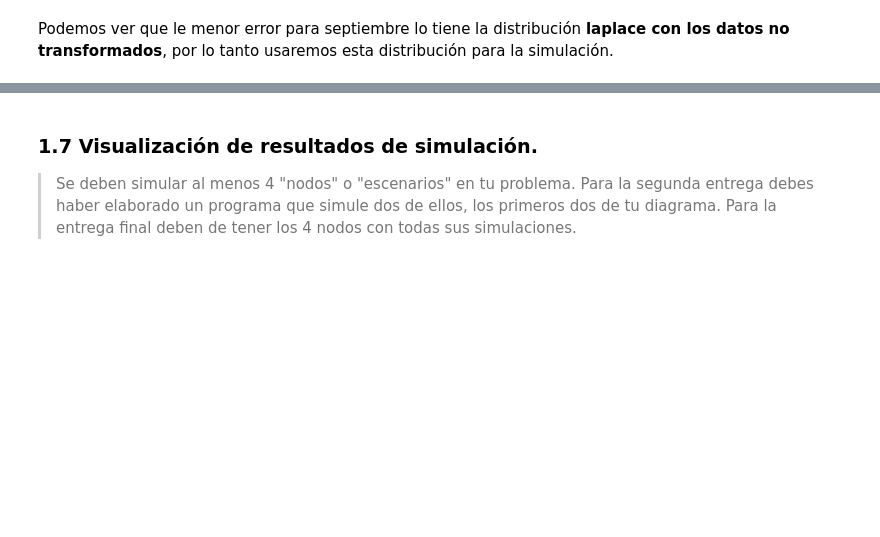
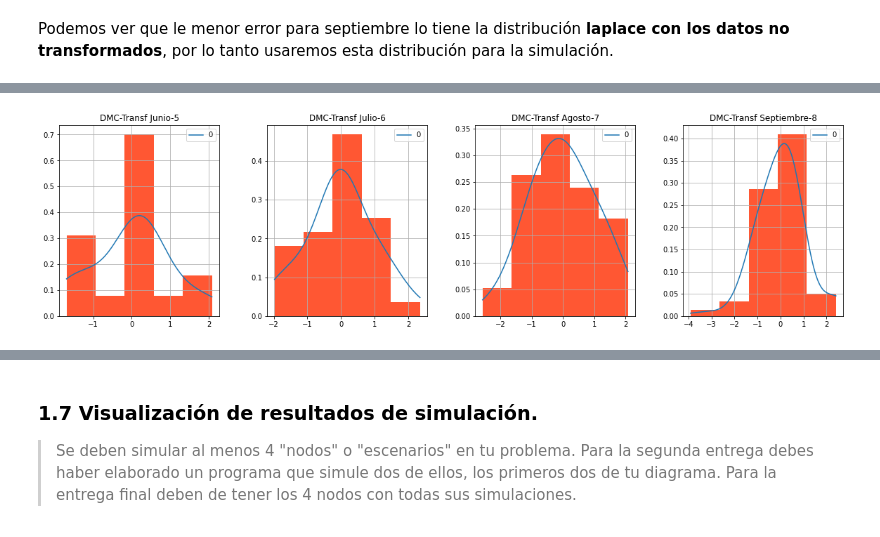
Before and after one commit to Aranzazu-R/Proyecto_Sim_FlavioyAranzazu, a Jupyter notebook: GuiaProyectoFinal-Borrador.ipynb, the cells around one changed output, grey strips where cells are left out. Drawn from its saved outputs; the diff is of its cells as text; code cells hidden in the pictures; blank space fills up the shorter version.

```diff
--- a/GuiaProyectoFinal-Borrador.ipynb
+++ b/GuiaProyectoFinal-Borrador.ipynb
@@ -1641,0 +1651,25 @@ Podemos ver que le menor error para septiembre lo tiene la distribución **lapla
+# %%
+# Transformación de los datos
+pt_dmc5 = PowerTransformer(method = 'box-cox')
+pt_dmc5.fit(dmc_his[0].reshape(-1,1))
+trans_dmc5 = pt_dmc5.transform(dmc_his[0].reshape(-1,1))
+pt_dmc6 = PowerTransformer(method = 'box-cox')
+pt_dmc6.fit(dmc_his[1].reshape(-1,1))
+trans_dmc6 = pt_dmc6.transform(dmc_his[1].reshape(-1,1))
+pt_dmc7 = PowerTransformer(method = 'box-cox')
+pt_dmc7.fit(dmc_his[2].reshape(-1,1))
+trans_dmc7 = pt_dmc7.transform(dmc_his[2].reshape(-1,1))
+pt_dmc8 = PowerTransformer(method = 'box-cox')
+pt_dmc8.fit(dmc_his[3].reshape(-1,1))
+trans_dmc8 = pt_dmc8.transform(dmc_his[3].reshape(-1,1))
+dmc_trans = [trans_dmc5.reshape(len(trans_dmc5)),trans_dmc6.reshape(len(trans_dmc6)),trans_dmc7.reshape(len(trans_dmc7)),
+           trans_dmc8.reshape(len(trans_dmc8))]
+ex_dmcts = [KDE_est(i) for i in dmc_trans]
+# %%
+ex_dmct = [ex_dmcts[i][0] for i in range(len(ex_dmcts))]
+ex_dmctk = [ex_dmcts[i][1] for i in range(len(ex_dmcts))]
+# %%
+fig, ax = plt.subplots(1,4, figsize = [20,5])
+[KDE_plot2(dmc_trans[i],ex_dmct[i], 'DMC-Transf '+meses[i], ax = ax[i], c= '#FF5733') for i in range(4)];
+# %% [output]
+[figure, added]
```
Also changed, not shown: parts of 87 cells of this notebook, 1 other file.
